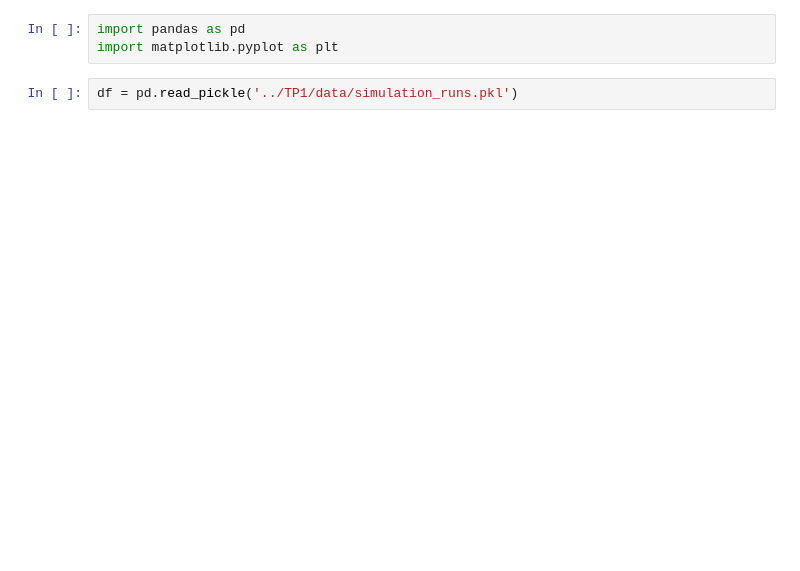
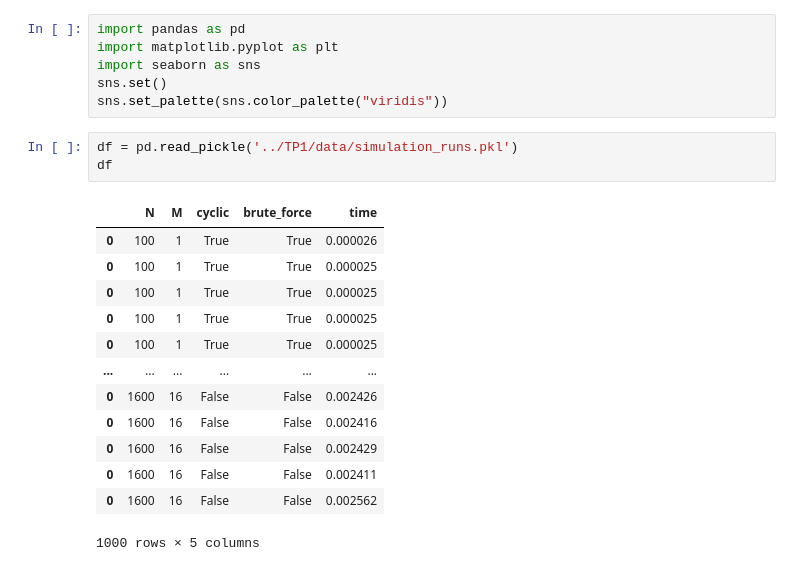
Before and after one commit to lvittor/ss, a Jupyter notebook: notebooks/plot.ipynb, the cells around one changed output. Drawn from its saved outputs; the diff is of its cells as text; blank space fills up the shorter version.

```diff
--- a/notebooks/plot.ipynb
+++ b/notebooks/plot.ipynb
@@ -1,6 +1,24 @@
 # %%
 import pandas as pd
 import matplotlib.pyplot as plt
+import seaborn as sns
+sns.set()
+sns.set_palette(sns.color_palette("viridis"))
 # %%
 df = pd.read_pickle('../TP1/data/simulation_runs.pkl')
+df
+# %% [output]
+|  | N | M | cyclic | brute_force | time |
+| 0 | 100 | 1 | True | True | 0.000026 |
+| 0 | 100 | 1 | True | True | 0.000025 |
+| 0 | 100 | 1 | True | True | 0.000025 |
+| 0 | 100 | 1 | True | True | 0.000025 |
+| 0 | 100 | 1 | True | True | 0.000025 |
+| ... | ... | ... | ... | ... | ... |
+| 0 | 1600 | 16 | False | False | 0.002426 |
+| 0 | 1600 | 16 | False | False | 0.002416 |
+| 0 | 1600 | 16 | False | False | 0.002429 |
+| 0 | 1600 | 16 | False | False | 0.002411 |
+| 0 | 1600 | 16 | False | False | 0.002562 |
+1000 rows × 5 columns
 # %%
```
Also changed, not shown: parts of 1 cell of this notebook, 1 other file.
